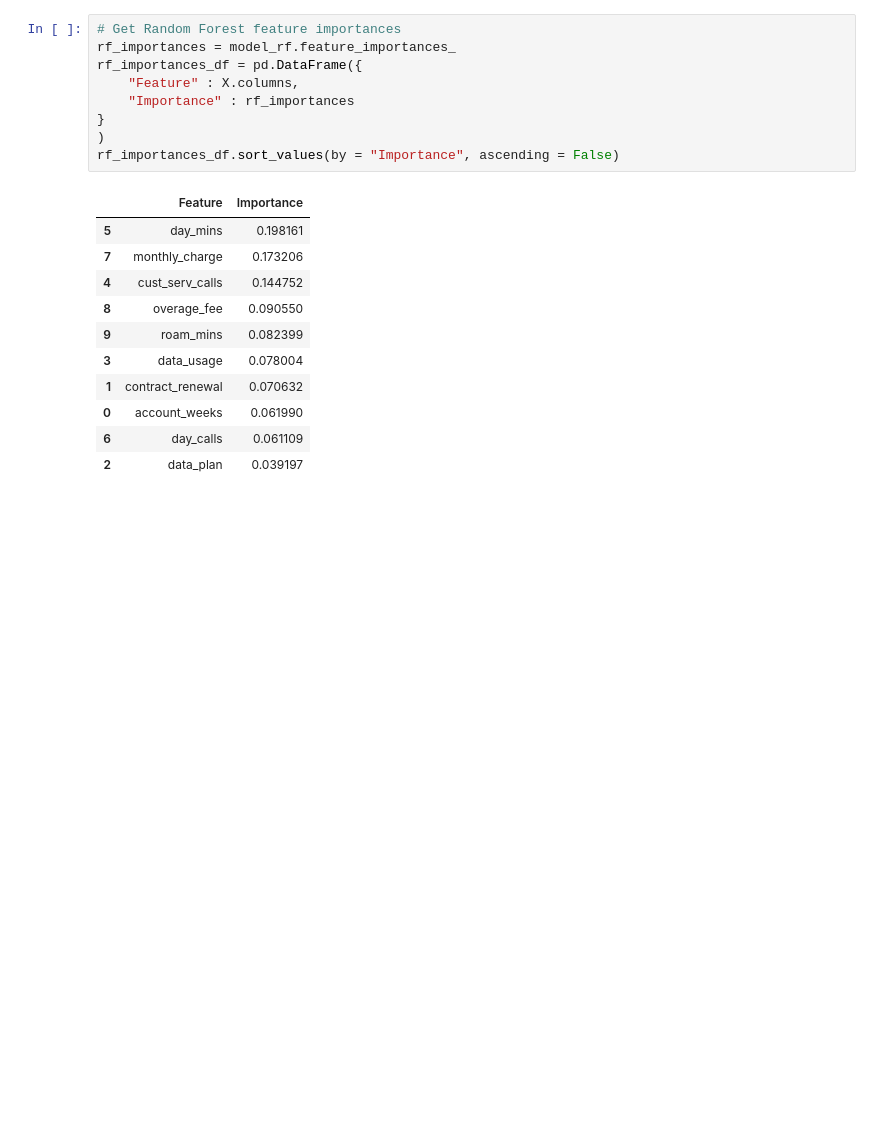
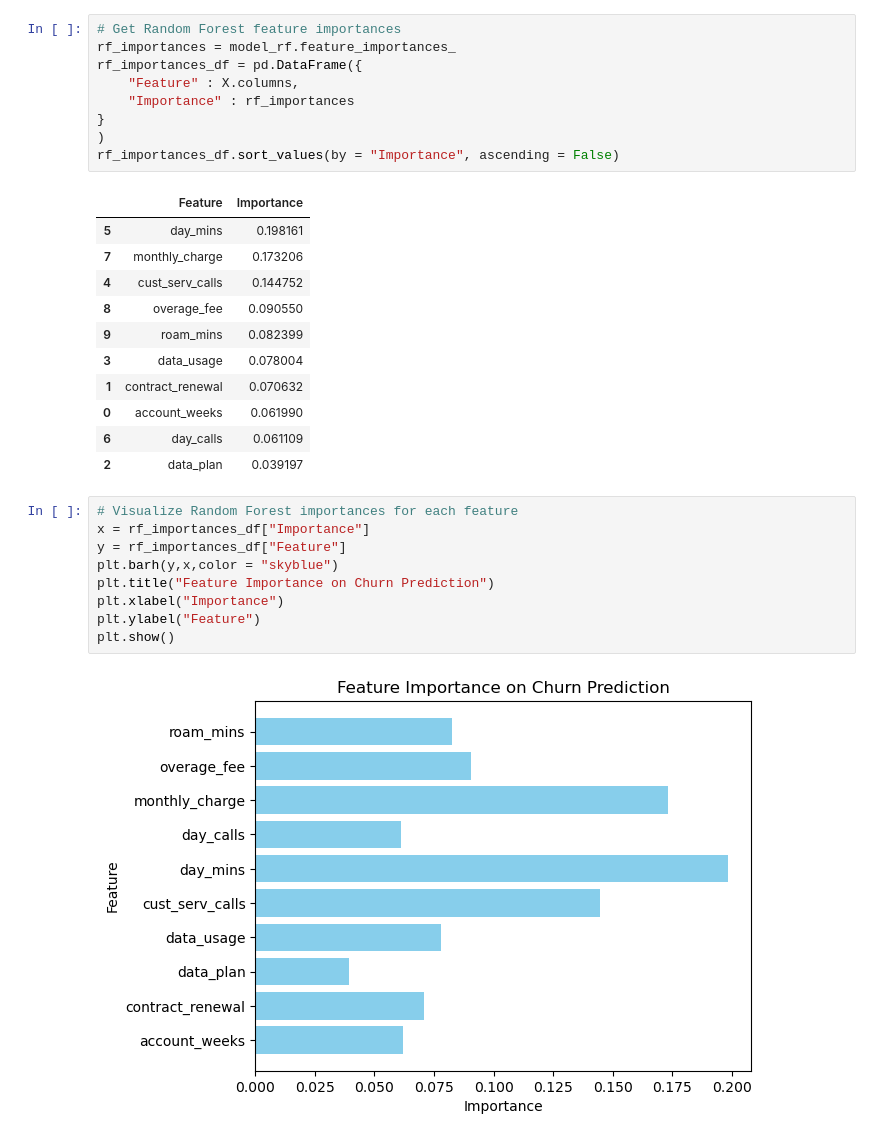
Before and after one commit to khanim-abdullayeva/Telecom-Customer-Churn-Retention-Analysis, a Jupyter notebook: ml/telecom_churn_prediction.ipynb, the cells around one changed output. Drawn from its saved outputs; the diff is of its cells as text; blank space fills up the shorter version.

Commit message:
Visualize Random Forest importances for each feature

```diff
--- a/ml/telecom_churn_prediction.ipynb
+++ b/ml/telecom_churn_prediction.ipynb
@@ -416,3 +416,14 @@ rf_importances_df.sort_values(by = "Importance", ascending = False)
 | 0 | account_weeks | 0.061990 |
 | 6 | day_calls | 0.061109 |
 | 2 | data_plan | 0.039197 |
+# %%
+# Visualize Random Forest importances for each feature
+x = rf_importances_df["Importance"]
+y = rf_importances_df["Feature"]
+plt.barh(y,x,color = "skyblue")
+plt.title("Feature Importance on Churn Prediction")
+plt.xlabel("Importance")
+plt.ylabel("Feature")
+plt.show()
+# %% [output]
+[figure, added]
```
